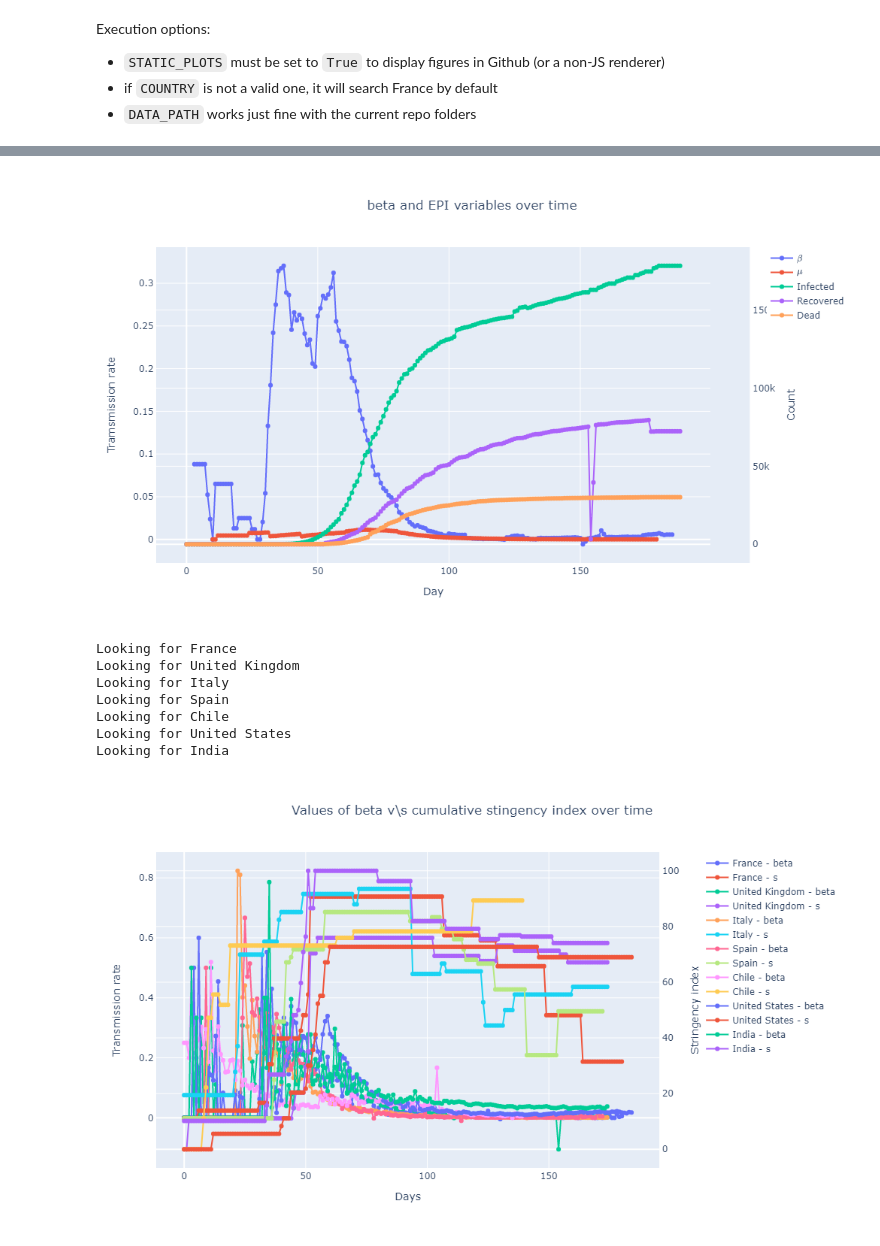
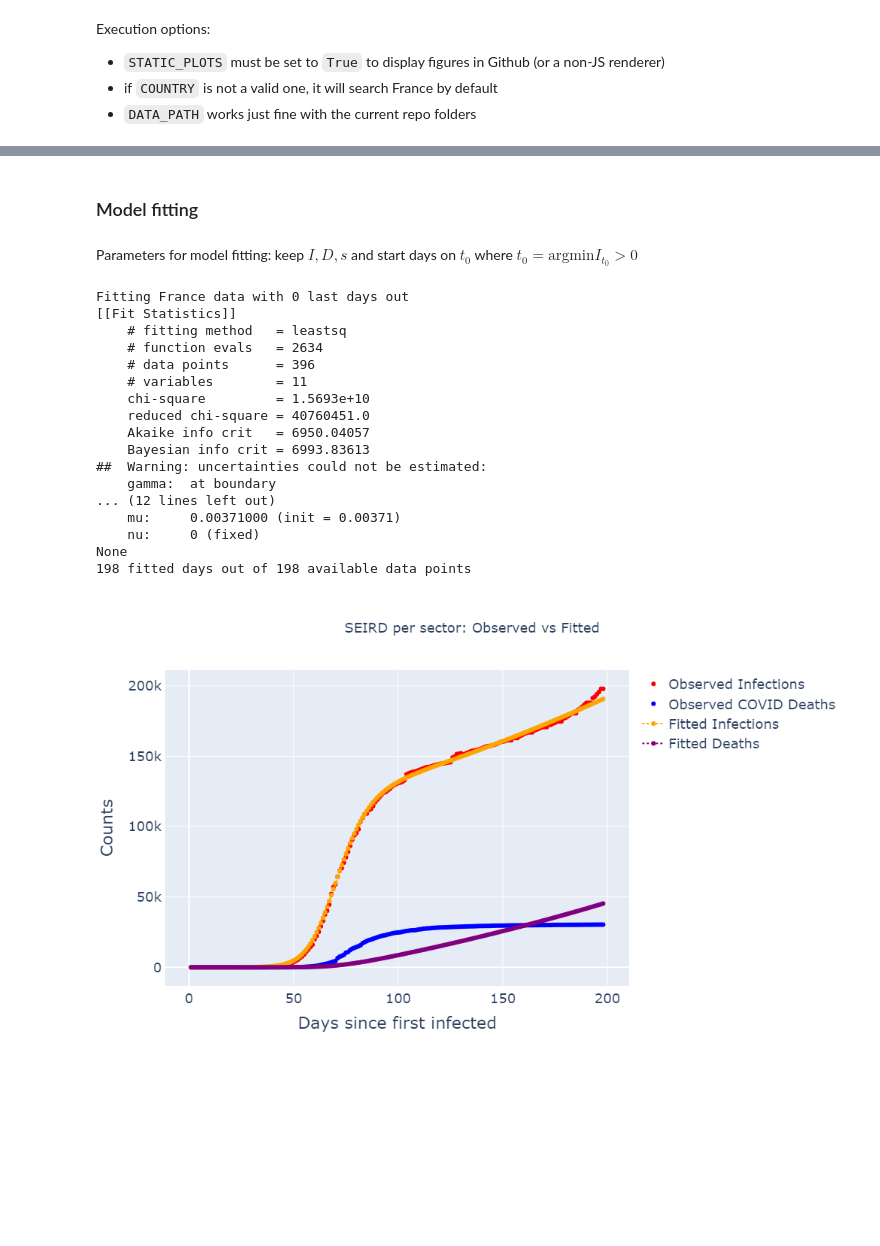
Before and after one commit to cepedus/COVID19-Risk-Mitigation, a Jupyter notebook: EPI_fitter.ipynb, the cells around one changed output, grey strips where cells are left out. Cells and saved outputs as stored; diff of their text form; code cells hidden in the pictures; blank space fills up the shorter version.

```diff
--- a/EPI_fitter.ipynb
+++ b/EPI_fitter.ipynb
@@ -42,6 +46,8 @@ DATA_PATH = './data/clean/EPI'
 # Studied country for OWID data
 COUNTRY = 'France'
 DEATHS_FILE = 'total_deaths_10juillet2020.csv'
+# Initial values of parameters for model fit
+PARAMS_FILE = './params.csv'
 # Display static (png) plots or interactive plotly (js) figures
 STATIC_PLOTS = True
 # %% [markdown]
@@ -340,11 +569,0 @@ interactive(children=(IntSlider(value=7, description='Window size', layout=Layou
-# %%
-plot_dualaxis(len(EPI_data),
-              [EPI_data.beta.rolling(7, center=True).mean(), EPI_data.mu.rolling(20, center=True).mean()],
-              [EPI_data.I, EPI_data.R, EPI_data.D],
-              ['$\\beta$', '$$\\mu$$', 'Tramsmission rate'],
-              ['Infected', 'Recovered', 'Dead', 'Count'],
-              'beta and EPI variables over time',
-              log_y2=False,
-              static=STATIC_PLOTS)
-# %% [output]
-[figure, removed]
@@ -353,30 +570,4 @@ countries = ['France', 'United Kingdom', 'Italy', 'Spain', 'Chile', 'United Stat
-# %%
-fig = make_subplots(specs=[[{"secondary_y": True}]])
-
-for pays in countries:
-    print(f'Looking for {pays}')
-    df, _ = country_covid(pays, owid_file)
-    fig.add_trace(go.Scatter(x=np.arange(0, len(df), 1), y=df.beta, mode='lines+markers', name=f'{pays} - beta'))
-    fig.add_trace(go.Scatter(x=np.arange(0, len(df), 1), y=df.s, mode='lines+markers', name=f'{pays} - s'), secondary_y=True)
-
-fig.update_layout(title='Values of beta v\s cumulative stingency index over time',
-                       xaxis_title='Days',
-                       yaxis_title='Transmission rate',
-                       yaxis2_title='Stringency index',
-                       title_x=0.5,
-                      width=1000, height=600
-                     )
-if STATIC_PLOTS:
-    img_bytes = fig.to_image(format="png")
-    display(Image(img_bytes))
-else:
-    fig.show()
-# %% [output]
-Looking for France
-Looking for United Kingdom
-Looking for Italy
-Looking for Spain
-Looking for Chile
-Looking for United States
-Looking for India
-[figure, removed]
+# %% [markdown]
+### Model fitting
+# %% [markdown]
+Parameters for model fitting: keep $I,D,s$ and start days on $t_0$ where $t_0 = \text{argmin} I_{t_0}>0$
@@ -382,0 +583,21 @@ Looking for India
+# %%
+data_s, result,initN = fit(country=COUNTRY, out_days=out_days, plot=plot, disease_vary=disease_vary, sector_props=sector_props)
+# %% [output]
+Fitting France data with 0 last days out
+[[Fit Statistics]]
+    # fitting method   = leastsq
+    # function evals   = 2634
+    # data points      = 396
+    # variables        = 11
+    chi-square         = 1.5693e+10
+    reduced chi-square = 40760451.0
+    Akaike info crit   = 6950.04057
+    Bayesian info crit = 6993.83613
+##  Warning: uncertainties could not be estimated:
+    gamma:  at boundary
+... (12 lines left out)
+    mu:     0.00371000 (init = 0.00371)
+    nu:     0 (fixed)
+None
+198 fitted days out of 198 available data points
+[figure, added]
```
Also changed, not shown: parts of 40 cells of this notebook, 27 other files.
